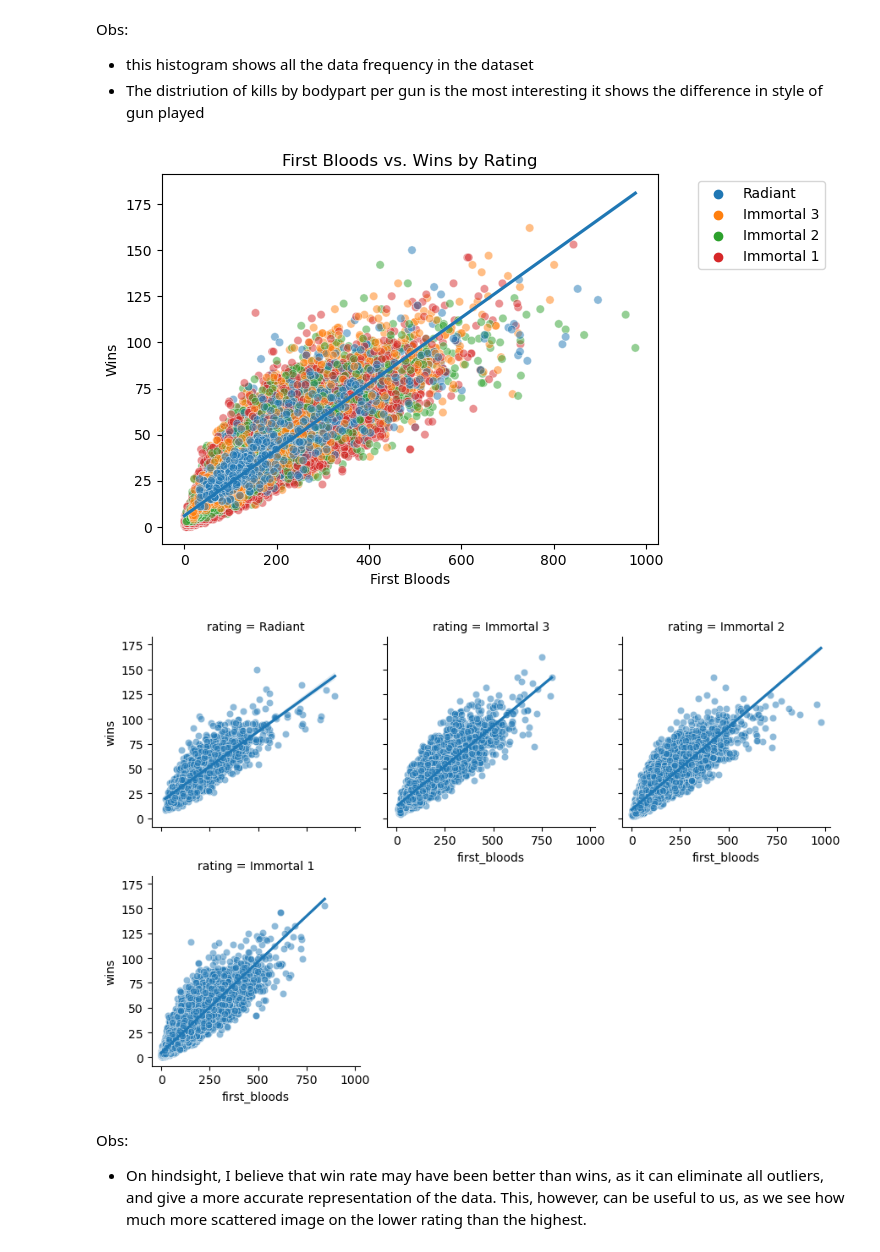
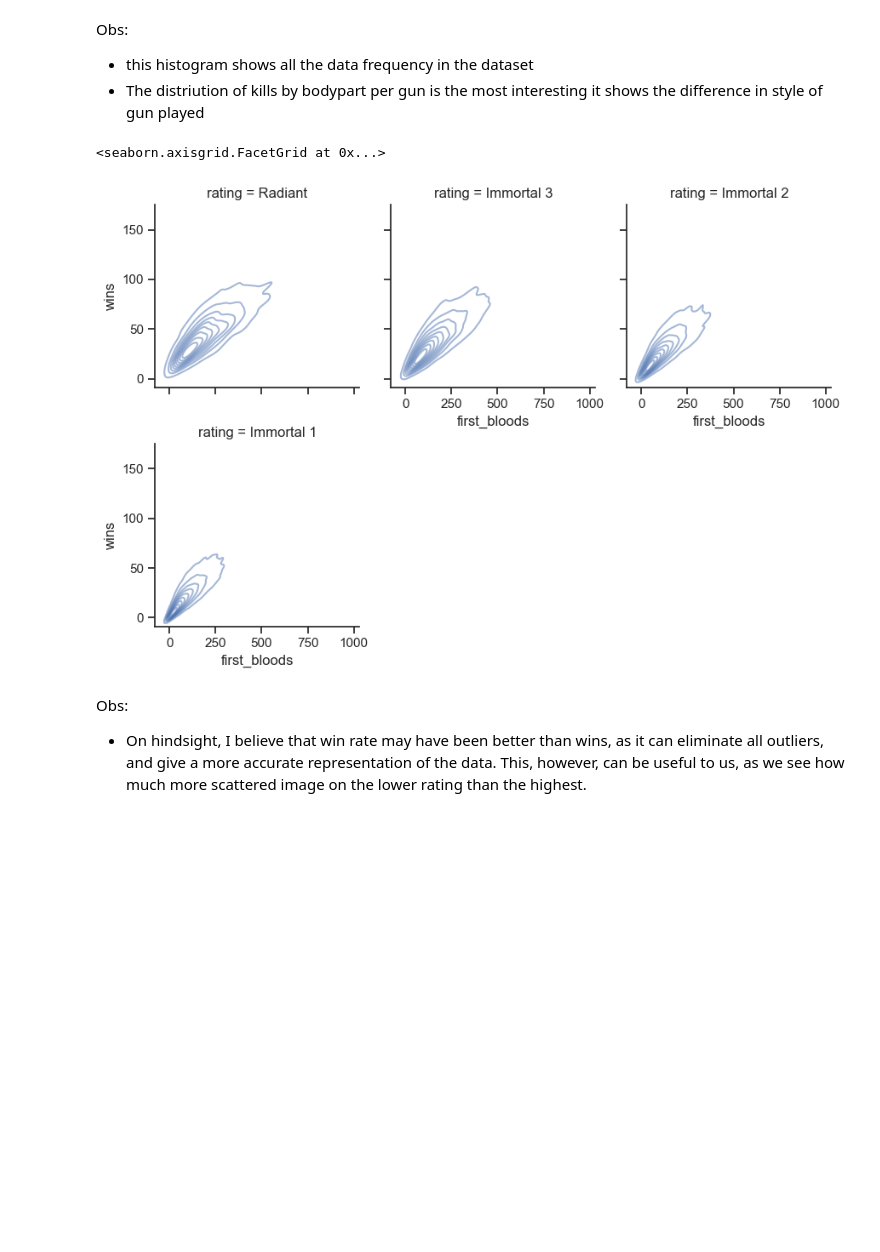
Before and after one commit to ubco-W2022T2-data301/project-group-group64, a Jupyter notebook: analysis/Karam_H.ipynb, the cells around one changed output. Saved outputs shown, nothing was run; the diff lists cells and outputs as text; code cells hidden in the pictures; blank space fills up the shorter version.

```diff
--- a/analysis/Karam_H.ipynb
+++ b/analysis/Karam_H.ipynb
@@ -150,32 +150,17 @@ hist = df.hist(bins=21,figsize =(10,10))
 Obs:
 * this histogram shows all the data frequency in the dataset
 * The distriution of kills by bodypart per gun is the most interesting it shows the difference in style of gun played
-# %%
-# create a scatter plot of first_bloods vs. wins, color-coded by rating
-df['first_bloods'] = pd.to_numeric(df['first_bloods'], errors='coerce')
-
-sns.scatterplot(x='first_bloods', y='wins', hue='rating', data=df, alpha=0.5)
-
-# add a regression line to the plot
-sns.regplot(x='first_bloods', y='wins', data=df, scatter=False)
-
-# set the plot title and axis labels
-plt.legend(bbox_to_anchor=(1.35, 1), loc='upper right')
-
-plt.title('First Bloods vs. Wins by Rating')
-plt.xlabel('First Bloods')
-plt.ylabel('Wins')
-
-# split the plot into subplots based on rating
-g = sns.FacetGrid(df, col='rating', col_wrap=3)
-g.map(sns.scatterplot, 'first_bloods', 'wins', alpha=0.5)
-g.map(sns.regplot, 'first_bloods', 'wins', scatter=False)
-
-# show the plot
-plt.show()
-# %% [output]
-[figure, removed]
-[figure, removed]
+# %%
+sns.set_theme(style="ticks")
+df['first_bloods'] = pd.to_numeric(df['first_bloods'], errors='coerce')
+
+
+# split the plot into subplots based on rating
+y = sns.FacetGrid(df, col='rating', col_wrap=3)
+y.map(sns.kdeplot, 'first_bloods', 'wins', alpha=0.5)
+# %% [output]
+<seaborn.axisgrid.FacetGrid at 0x...>
+[figure, added]
 # %% [markdown]
 Obs:
 * On hindsight, I believe that win rate may have been better than wins, as it can eliminate all outliers, and give a more accurate representation of the data. This, however, can be useful to us, as we see how much more scattered image on the lower rating than the highest.
```
Also changed, not shown: parts of 7 cells of this notebook, 1 other file.
